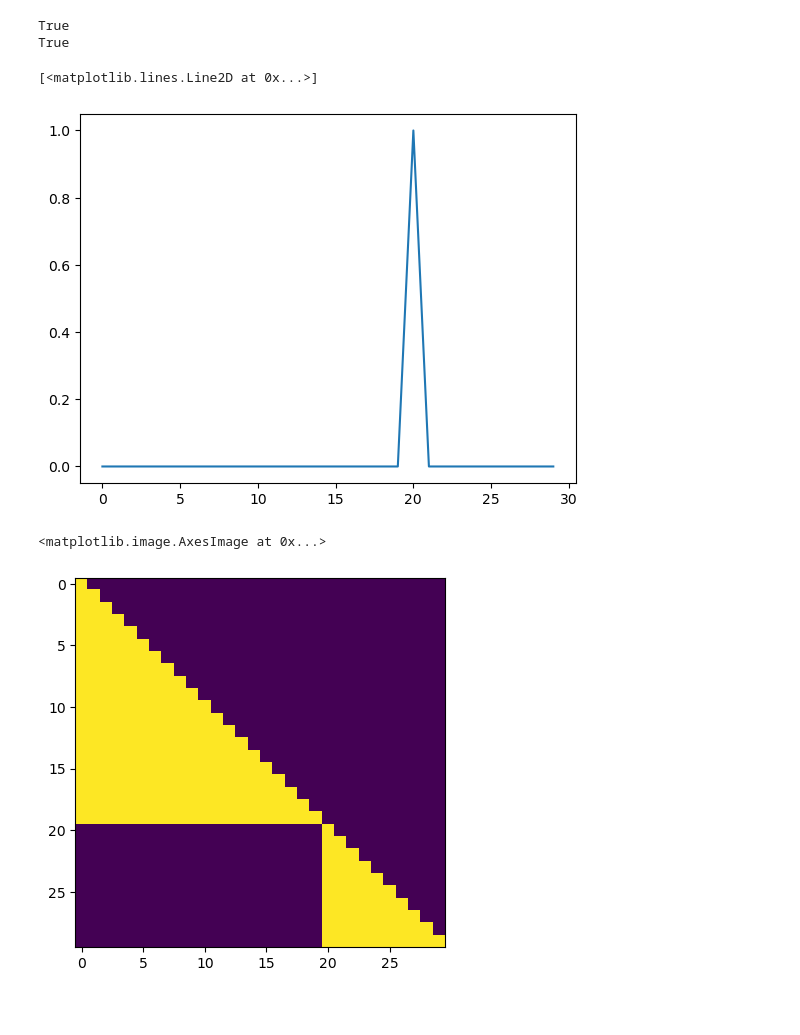
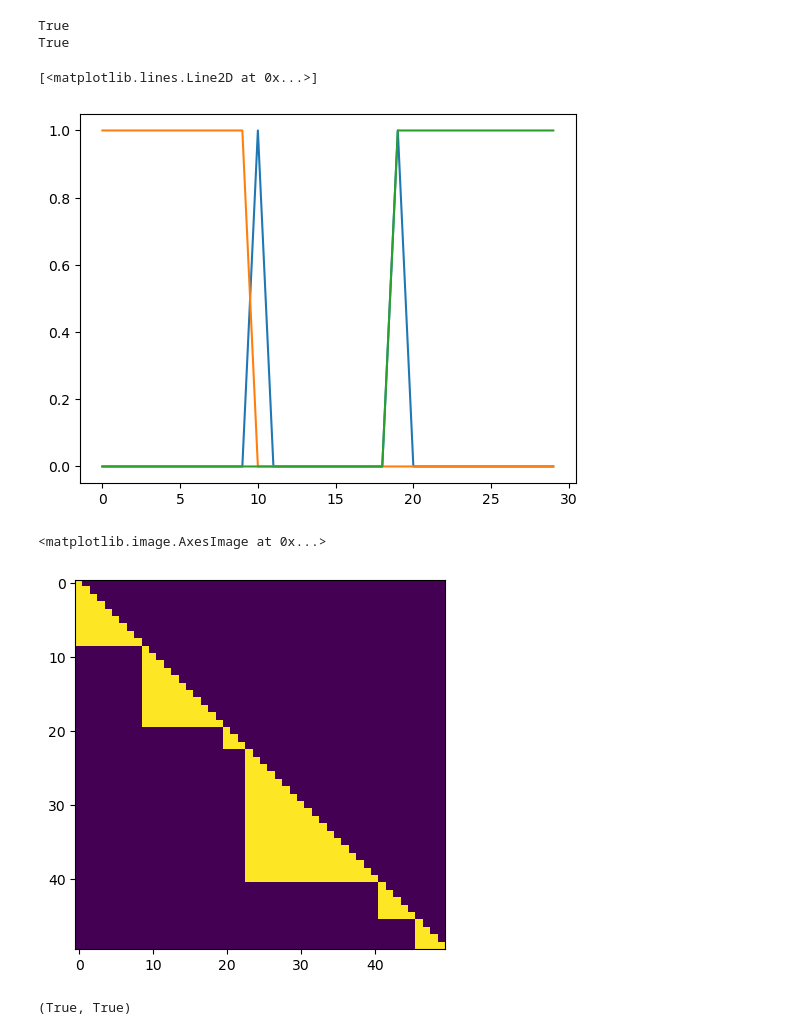
Before and after one commit to akarshkumar0101/synthetic-mdps, a Jupyter notebook: src/retnettest.ipynb, the cells around one changed output. Saved outputs shown, nothing was run; the diff lists cells and outputs as text; code cells hidden in the pictures; blank space fills up the shorter version.

Commit message:
done with working linear transformer resetting dones yesssss

```diff
--- a/src/retnettest.ipynb
+++ b/src/retnettest.ipynb
@@ -82,31 +90,30 @@ print(torch.allclose(out2, out3, atol=1e-4))
 True
 True
 # %%
-import matplotlib.pyplot as plt
-import jax
-import jax.numpy as jnp
 
-rng = jax.random.PRNGKey(10)
-done = jax.random.uniform(rng, (30, )) < 0.05
+rng = jax.random.PRNGKey(0)
+done = jax.random.uniform(rng, (30, )) < 0.10
 plt.plot(done)
+plt.plot(done.cumsum()==0)
+plt.plot(done.cumsum()==done.sum())
 # print(done)
 # %% [output]
 [<matplotlib.lines.Line2D at 0x...>]
-[figure, old version]
+[figure, new version]
 # %%
 def make_attn_mask(done):
     T, = done.shape
     mask_causal = jnp.tril(jnp.ones((T, T), dtype=bool))
     y, x = jnp.arange(T)[:, None], jnp.arange(T)[None, :]
-    def f(mask, i):
-        mask_now = ~((y>=i) * (x<i))
-        mask_now = jax.lax.select(done[i], mask_now, mask_causal)
-        return mask * mask_now, None
-    mask, _ = jax.lax.scan(f, mask_causal, jnp.arange(T))
+    def single_causal_done_mask(mask, i):
+        mask_done = ~((y>=i) * (x<i))
+        mask_done = jax.lax.select(done[i], mask_done, mask_causal)
+        return mask * mask_done, None
+    mask, _ = jax.lax.scan(single_causal_done_mask, mask_causal, jnp.arange(T))
     return mask
 
 a = make_attn_mask(done)
 plt.imshow(a)
 # %% [output]
 <matplotlib.image.AxesImage at 0x...>
-[figure, old version]
+[figure, new version]
@@ -112,0 +134,21 @@ plt.imshow(a)
+# %%
+rng = jax.random.PRNGKey(0)
+B, T, D = 16, 30, 32
+
+done = jax.random.uniform(rng, (T, )) < 0.10
+rng, _rng = split(rng)
+state = jax.random.normal(_rng, (D, D))
+rng, _rng = split(rng)
+q, k, v = jax.random.normal(_rng, (3, T, D))
+
+state1, out1 = linear_attention_resets(state, ((q, k, v), done))
+# print(jax.tree_map(lambda x: x.shape, (state1, out1)))
+
+q, k, v, done = jax.tree_map(lambda x: rearrange(x, 'T ... -> T 1 ...'), (q, k, v, done))
+state2, out2 = jax.lax.scan(linear_attention_resets, state, ((q, k, v), done))
+out2 = rearrange(out2, 'T 1 D -> T D')
+# print(jax.tree_map(lambda x: x.shape, (state2, out2)))
+
+jax.tree_map(lambda x, y: jnp.allclose(x, y, atol=1e-4).item(), (state1, out1), (state2, out2))
+# %% [output]
+(True, True)
```
Also changed, not shown: parts of 6 cells of this notebook, 8 other files.
